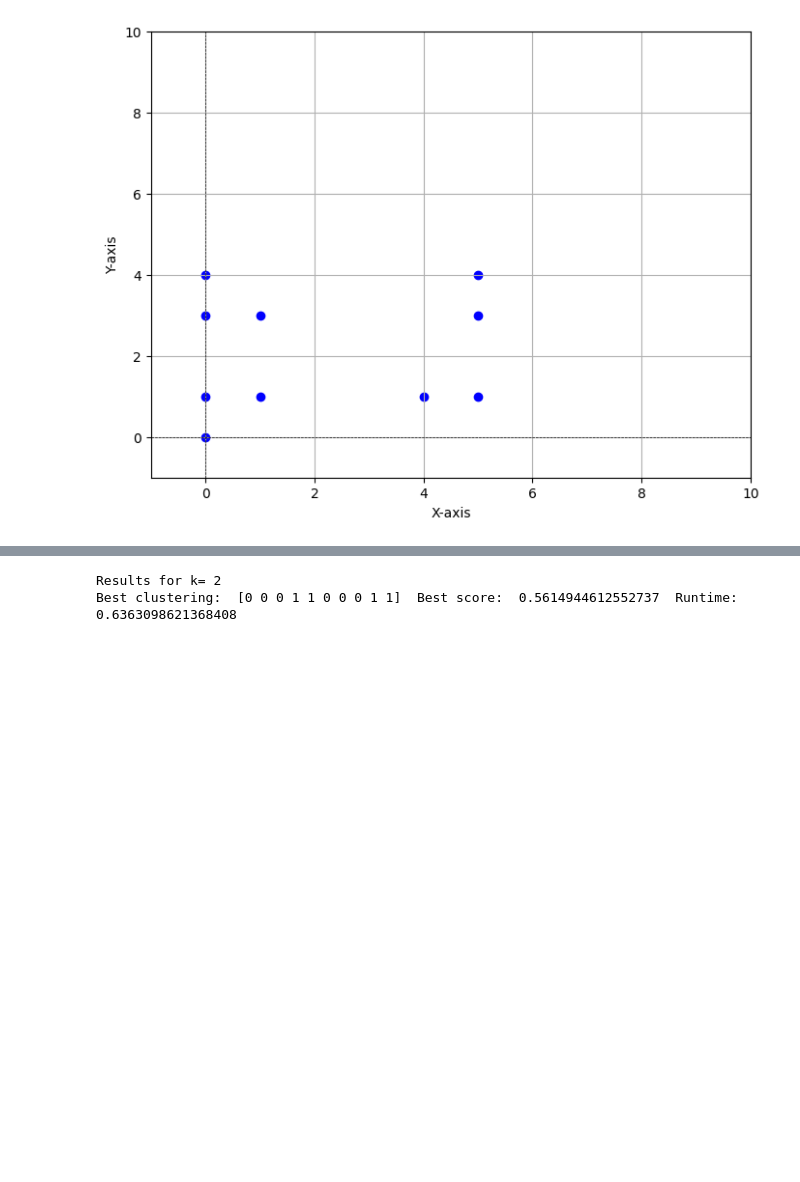
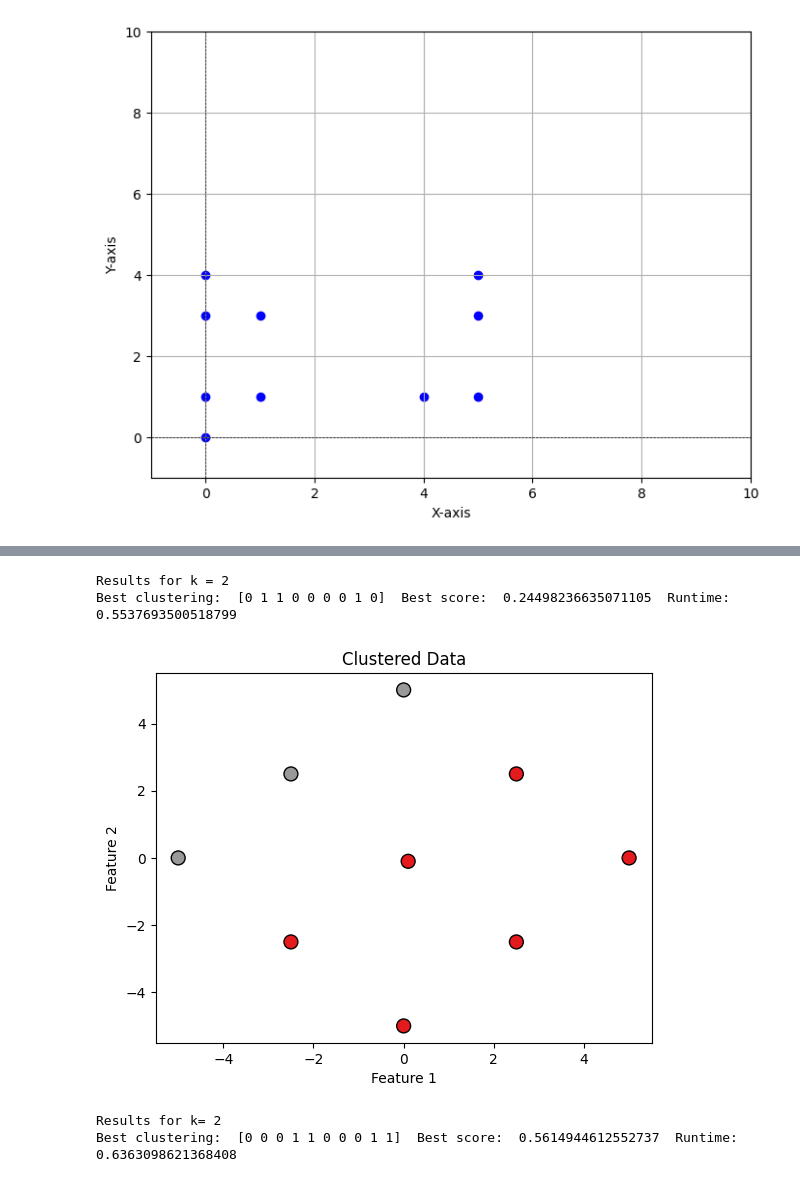
Before and after one commit to TCalvani/Silhouette_clustering, a Jupyter notebook: toy_clustering.ipynb, the cells around one changed output, grey strips where cells are left out. Saved outputs shown, nothing was run; the diff lists cells and outputs as text; code cells hidden in the pictures; blank space fills up the shorter version.

```diff
--- a/toy_clustering.ipynb
+++ b/toy_clustering.ipynb
@@ -61,6 +80,14 @@ def plot_clusters(points, labels):
     plt.xlabel("Feature 1")
     plt.ylabel("Feature 2")
     plt.show()
+# %%
+for k in [2]:
+    lab,score=find_best_clustering(Y,k)
+    plot_clusters(Y,lab)
+# %% [output]
+Results for k = 2
+Best clustering:  [0 1 1 0 0 0 0 1 0]  Best score:  0.24498236635071105  Runtime:  0.5537693500518799
+[figure, added]
 # %%
 
 for k in [2,3]:
```
Also changed, not shown: parts of 2 cells of this notebook.
